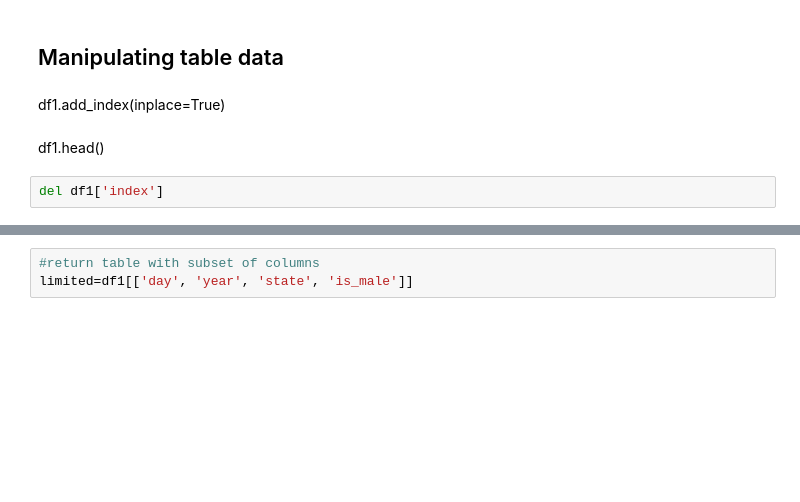
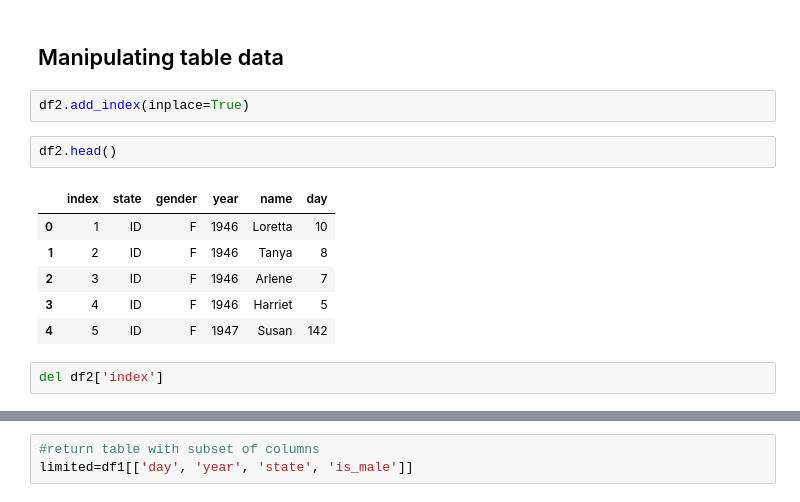
Before and after one commit to askerry/bqpy, a Jupyter notebook: bq_basic_template.ipynb, the cells around one changed output, grey strips where cells are left out. Saved outputs shown, nothing was run; the diff lists cells and outputs as text; blank space fills up the shorter version.

```diff
--- a/bq_basic_template.ipynb
+++ b/bq_basic_template.ipynb
@@ -218,10 +218,17 @@ rounded.local
 | 4 | 9.06 |
 # %% [markdown]
 ## Manipulating table data
-# %% [markdown]
-df1.add_index(inplace=True)
-# %% [markdown]
-df1.head()
+# %%
+df2.add_index(inplace=True)
+# %%
+df2.head()
+# %% [output]
+|  | index | state | gender | year | name | day |
+| 0 | 1 | ID | F | 1946 | Loretta | 10 |
+| 1 | 2 | ID | F | 1946 | Tanya | 8 |
+| 2 | 3 | ID | F | 1946 | Arlene | 7 |
+| 3 | 4 | ID | F | 1946 | Harriet | 5 |
+| 4 | 5 | ID | F | 1947 | Susan | 142 |
 # %%
-del df1['index']
+del df2['index']
 # %%
```
Also changed, not shown: parts of 29 cells of this notebook, 5 other files.
